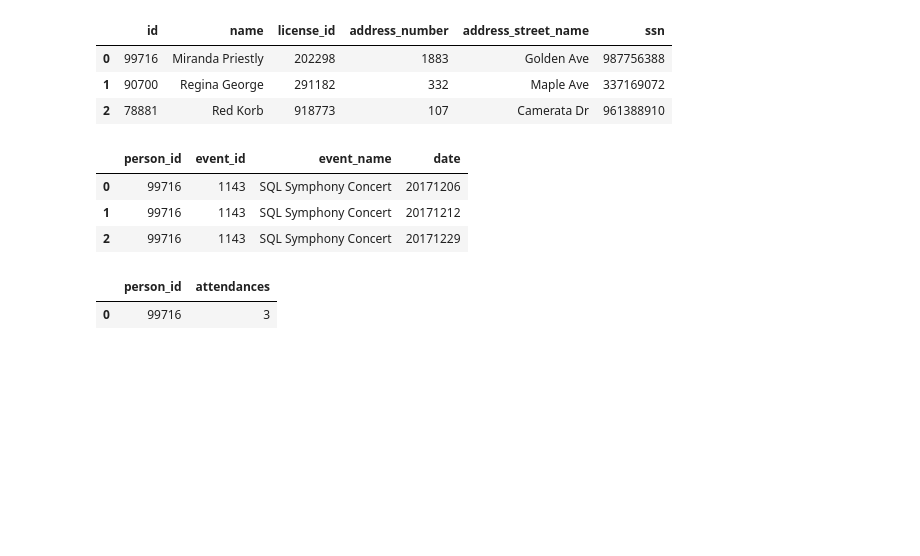
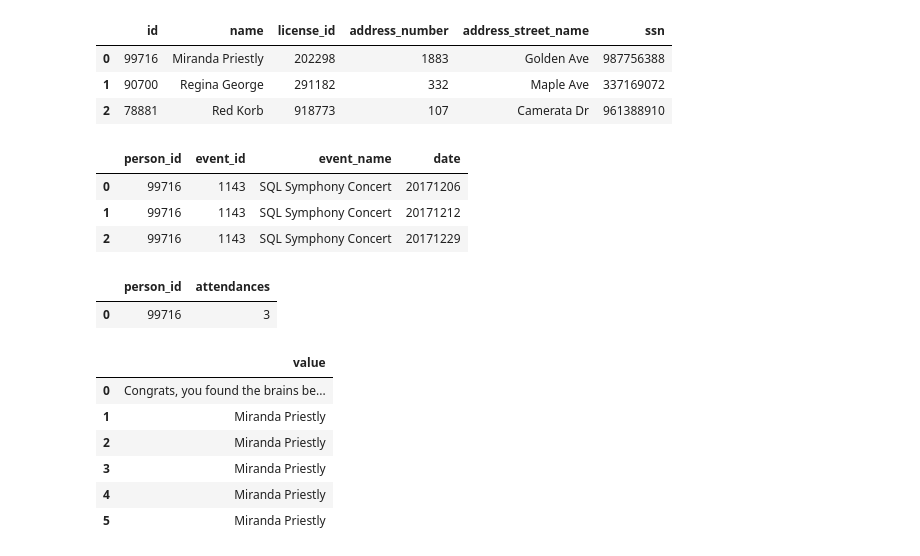
Before and after one commit to Erokson/Team-Challenge---Team-Minerva, a Jupyter notebook: Sprint_06_SQL/Challenge/Parte_I_SQL Game_Solucion.ipynb, the cells around one changed output. Drawn from its saved outputs; the diff is of its cells as text; code cells hidden in the pictures; blank space fills up the shorter version.

```diff
--- a/Sprint_06_SQL/Challenge/Parte_I_SQL Game_Solucion.ipynb
+++ b/Sprint_06_SQL/Challenge/Parte_I_SQL Game_Solucion.ipynb
@@ -294,3 +298,16 @@ query = """INSERT INTO solution VALUES (2, 'Miranda Priestly');"""
+# %%
+query = """
+SELECT value FROM solution;
+"""
+pd.read_sql(query, conn)
+# %% [output]
+|  | value |
+| 0 | Congrats, you found the brains be... |
+| 1 | Miranda Priestly |
+| 2 | Miranda Priestly |
+| 3 | Miranda Priestly |
+| 4 | Miranda Priestly |
+| 5 | Miranda Priestly |
 # %%
 
 # Close the connection
```
Also changed, not shown: parts of 1 cell of this notebook.
